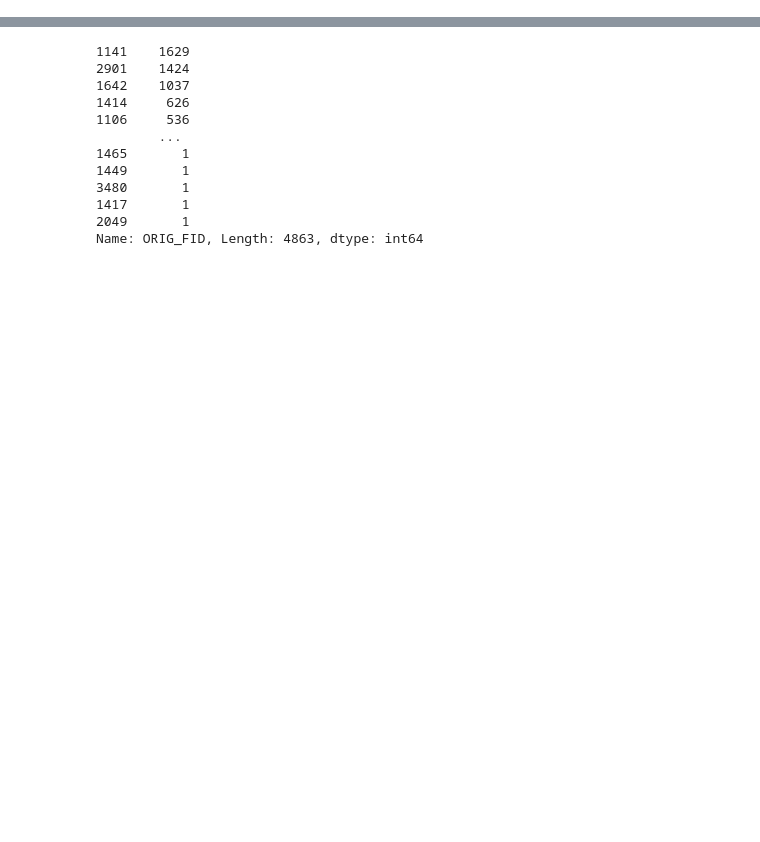
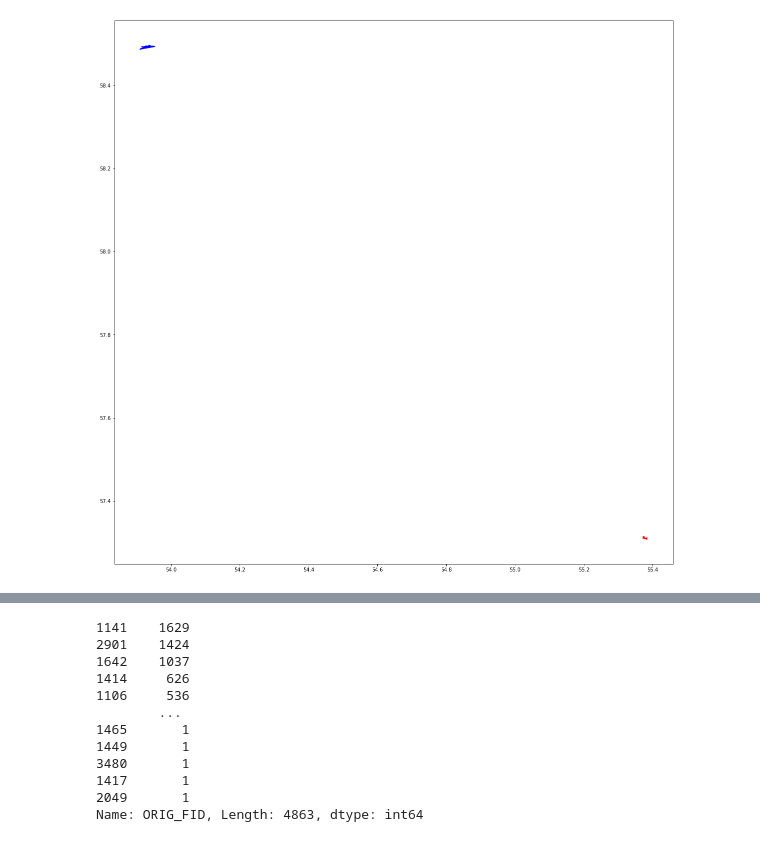
Before and after one commit to SyomaKiss/geohack_back, a Jupyter notebook: Untitled.ipynb, the cells around one changed output, grey strips where cells are left out. Cells and saved outputs as stored; diff of their text form; code cells hidden in the pictures; blank space fills up the shorter version.

```diff
--- a/Untitled.ipynb
+++ b/Untitled.ipynb
@@ -22,0 +90,8 @@ def read_poly(df, idx=2049):
+# %%
+idx = 2563
+fields = df_all[df_all.ORIG_FID == idx].geometry
+targets = df_target[df_target.ORIG_FID == idx].geometry
+plot_many(fields, color='blue')
+plot_many(targets, color='red')
+# %% [output]
+[figure, added]
```
Also changed, not shown: parts of 16 cells of this notebook, 2 other files.
